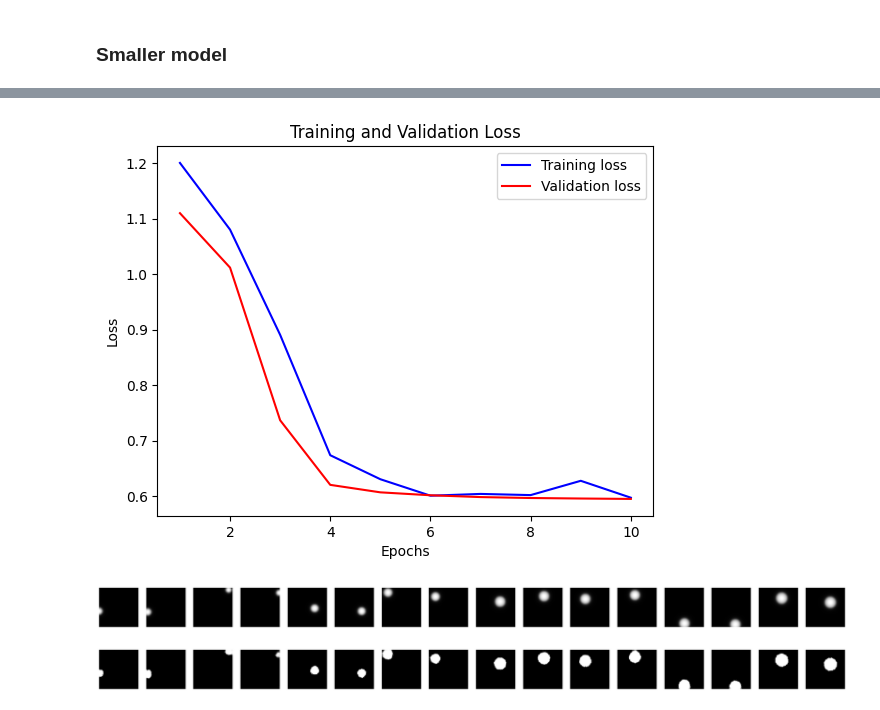
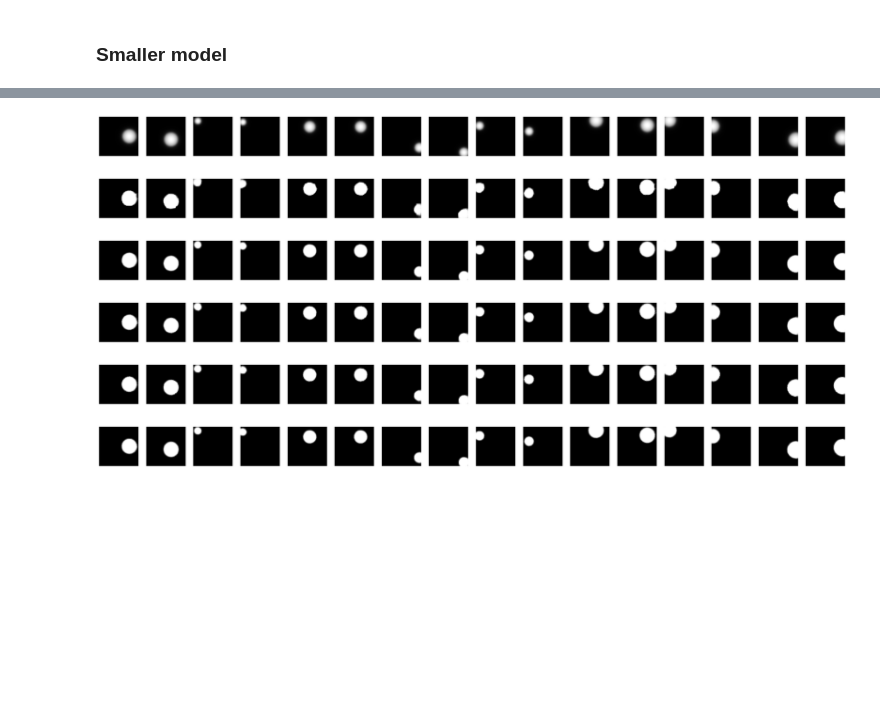
Before and after one commit to marcusaxelsson1/Advanced_NN, a Jupyter notebook: HWC.ipynb, the cells around one changed output, grey strips where cells are left out. Saved outputs shown, nothing was run; the diff lists cells and outputs as text; code cells hidden in the pictures; blank space fills up the shorter version.

```diff
--- a/HWC.ipynb
+++ b/HWC.ipynb
@@ -523,30 +592,30 @@ plt.show()
-# %%
-import matplotlib.pyplot as plt
-
-def plot_losses(train_losses, val_losses):
-    epochs = range(1, len(train_losses) + 1)
-    plt.plot(epochs, train_losses, 'b', label='Training loss')
-    plt.plot(epochs, val_losses, 'r', label='Validation loss')
-    plt.title('Training and Validation Loss')
-    plt.xlabel('Epochs')
-    plt.ylabel('Loss')
-    plt.legend()
-    plt.show()
-
-# Plot losses
-plot_losses(train_losses8, val_losses8)
-# %% [output]
-[figure, removed]
 # %%
 # Process images from test_loader
 with torch.no_grad():
     for images in test_loader:
 
-        outputs = model(images)
         plot_images(images)
-        plot_images(outputs)
+
+        outputs8 = model8(images)
+        plot_images(outputs8)
+
+        outputs64 = model64(images)
+        plot_images(outputs64)
+
+        outputs128 = model128(images)
+        plot_images(outputs128)
+
+        outputs256 = model256(images)
+        plot_images(outputs256)
+
+        outputs512 = model512(images)
+        plot_images(outputs512)
 
         break  # Remove break to process more batches
 # %% [output]
-[figure, old version]
+[figure, new version]
-[figure, old version]
+[figure, new version]
+[figure, added]
+[figure, added]
+[figure, added]
+[figure, added]
```
Also changed, not shown: parts of 10 cells of this notebook.
